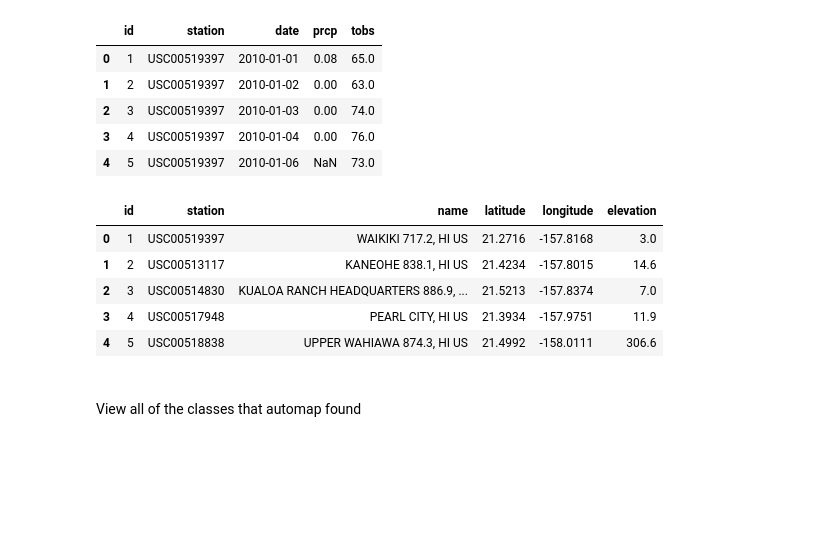
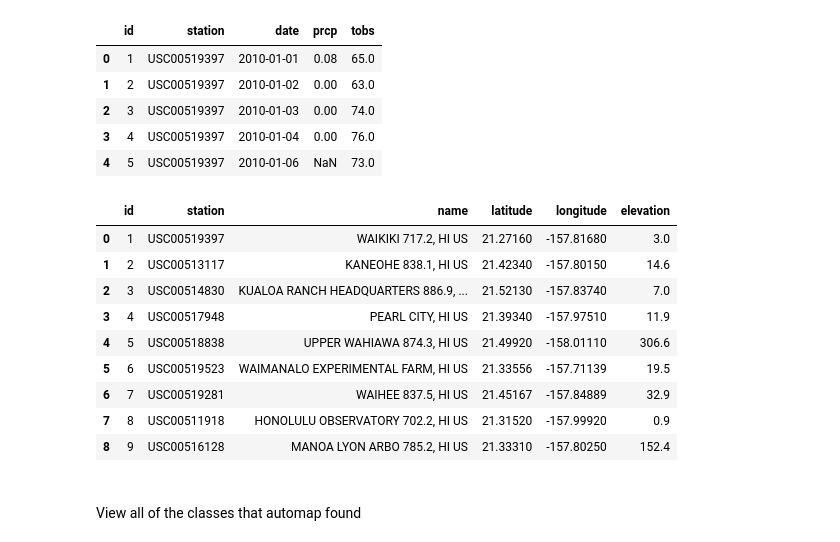
Before and after one commit to naydeenmonzon/sqlalchemy-challenge, a Jupyter notebook: climate_starter.ipynb, the cells around one changed output. Cells and saved outputs as stored; diff of their text form; code cells hidden in the pictures; blank space fills up the shorter version.

```diff
--- a/climate_starter.ipynb
+++ b/climate_starter.ipynb
@@ -72,14 +72,18 @@ measurement_df.head()
 | 4 | 5 | USC00519397 | 2010-01-06 | NaN | 73.0 |
 # %%
 station_df = pd.read_sql("SELECT * FROM station", conn)
-station_df.head()
+station_df
 # %% [output]
 |  | id | station | name | latitude | longitude | elevation |
-| 0 | 1 | USC00519397 | WAIKIKI 717.2, HI US | 21.2716 | -157.8168 | 3.0 |
-| 1 | 2 | USC00513117 | KANEOHE 838.1, HI US | 21.4234 | -157.8015 | 14.6 |
-| 2 | 3 | USC00514830 | KUALOA RANCH HEADQUARTERS 886.9, ... | 21.5213 | -157.8374 | 7.0 |
-| 3 | 4 | USC00517948 | PEARL CITY, HI US | 21.3934 | -157.9751 | 11.9 |
-| 4 | 5 | USC00518838 | UPPER WAHIAWA 874.3, HI US | 21.4992 | -158.0111 | 306.6 |
+| 0 | 1 | USC00519397 | WAIKIKI 717.2, HI US | 21.27160 | -157.81680 | 3.0 |
+| 1 | 2 | USC00513117 | KANEOHE 838.1, HI US | 21.42340 | -157.80150 | 14.6 |
+| 2 | 3 | USC00514830 | KUALOA RANCH HEADQUARTERS 886.9, ... | 21.52130 | -157.83740 | 7.0 |
+| 3 | 4 | USC00517948 | PEARL CITY, HI US | 21.39340 | -157.97510 | 11.9 |
+| 4 | 5 | USC00518838 | UPPER WAHIAWA 874.3, HI US | 21.49920 | -158.01110 | 306.6 |
+| 5 | 6 | USC00519523 | WAIMANALO EXPERIMENTAL FARM, HI US | 21.33556 | -157.71139 | 19.5 |
+| 6 | 7 | USC00519281 | WAIHEE 837.5, HI US | 21.45167 | -157.84889 | 32.9 |
+| 7 | 8 | USC00511918 | HONOLULU OBSERVATORY 702.2, HI US | 21.31520 | -157.99920 | 0.9 |
+| 8 | 9 | USC00516128 | MANOA LYON ARBO 785.2, HI US | 21.33310 | -157.80250 | 152.4 |
 # %% [markdown]
 <br>
 View all of the classes that automap found
```
